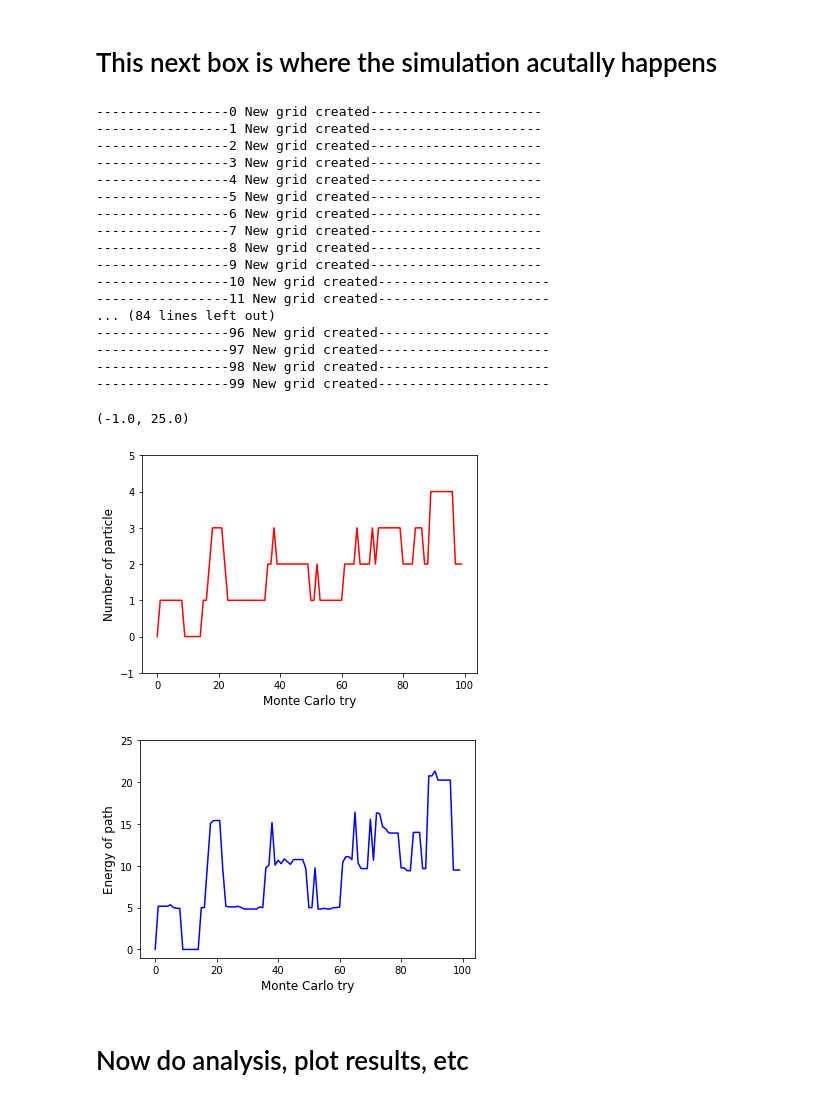
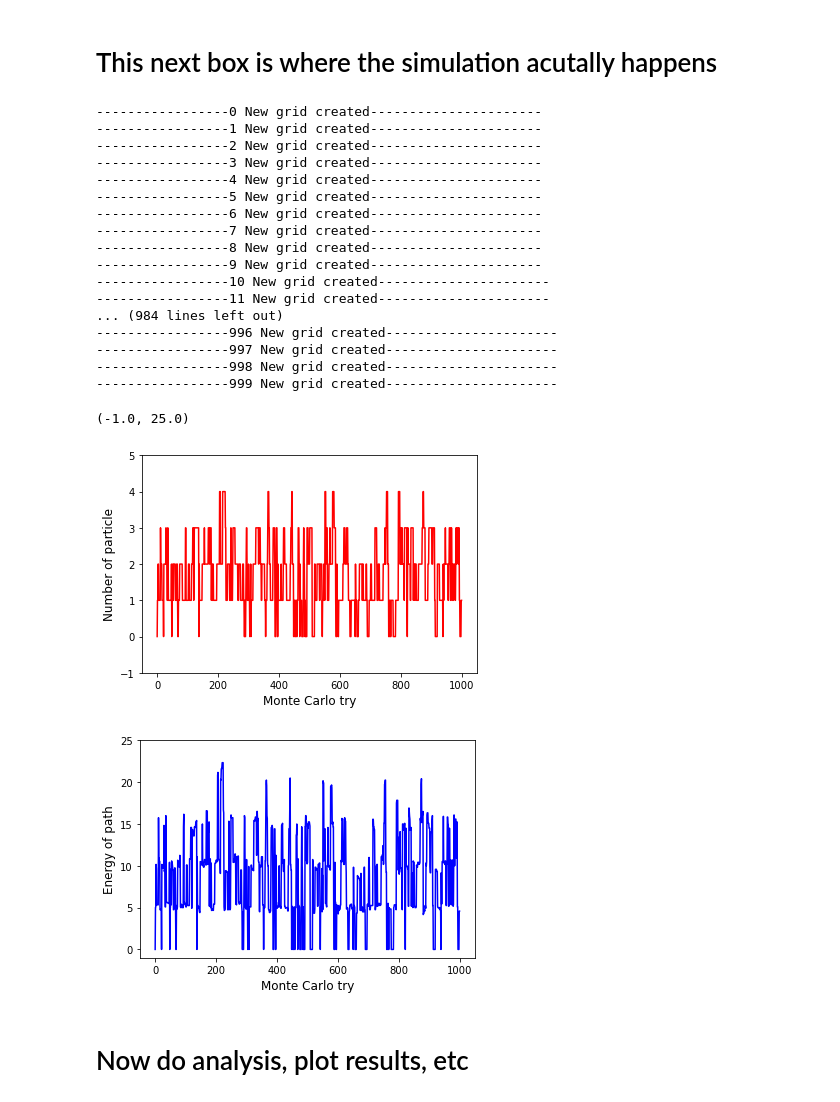
Before and after one commit to eren-guttentag/phys765_advanced_quantum, a Jupyter notebook: project1/problem2/worm_simulation.ipynb, the cells around one changed output. Saved outputs shown, nothing was run; the diff lists cells and outputs as text; code cells hidden in the pictures.

```diff
--- a/project1/problem2/worm_simulation.ipynb
+++ b/project1/problem2/worm_simulation.ipynb
@@ -298,7 +298,7 @@ for x in range(N):
             for t in range(num_time_steps):
                 grid[x, y, z, t] = Grid_location()
 
-num_trials = 100 # I think in one of the lectures, prof said we should expect this ot take ~1 million trials
+num_trials = 1000 # I think in one of the lectures, prof said we should expect this ot take ~1 million trials
 ns = [] # Number of particles in each trial
 es = [] # Energy of path in each trial
 Ws = [] # Weight of paths in each trial
@@ -311,40 +311,40 @@ for counter in range(num_trials):
     grid = update_grid(grid)
 
     print('-----------------' + str(counter) + ' New grid created----------------------')
 
 Monte_Carlo_try = range(num_trials)
 _plt.rcParams['figure.facecolor'] = 'white'
 _plt.plot(Monte_Carlo_try, ns, 'r')
 _plt.xlabel('Monte Carlo try', fontsize = 12)
 _plt.ylabel('Number of particle', fontsize = 12)
 _plt.ylim([-1, 5])
 
 _plt.figure()
 _plt.plot(Monte_Carlo_try, es, 'b')
 _plt.xlabel('Monte Carlo try', fontsize = 12)
 _plt.ylabel('Energy of path', fontsize = 12)
 _plt.ylim([-1, 25])
 # %% [output]
 -----------------0 New grid created----------------------
 -----------------1 New grid created----------------------
 -----------------2 New grid created----------------------
 -----------------3 New grid created----------------------
 -----------------4 New grid created----------------------
 -----------------5 New grid created----------------------
 -----------------6 New grid created----------------------
 -----------------7 New grid created----------------------
 -----------------8 New grid created----------------------
 -----------------9 New grid created----------------------
 -----------------10 New grid created----------------------
 -----------------11 New grid created----------------------
-... (84 lines left out)
------------------96 New grid created----------------------
------------------97 New grid created----------------------
------------------98 New grid created----------------------
------------------99 New grid created----------------------
+... (984 lines left out)
+-----------------996 New grid created----------------------
+-----------------997 New grid created----------------------
+-----------------998 New grid created----------------------
+-----------------999 New grid created----------------------
 (-1.0, 25.0)
-[figure, old version]
+[figure, new version]
-[figure, old version]
+[figure, new version]
 # %% [markdown]
 # Now do analysis, plot results, etc
 # %%
```
Also changed, not shown: parts of 1 cell of this notebook.
